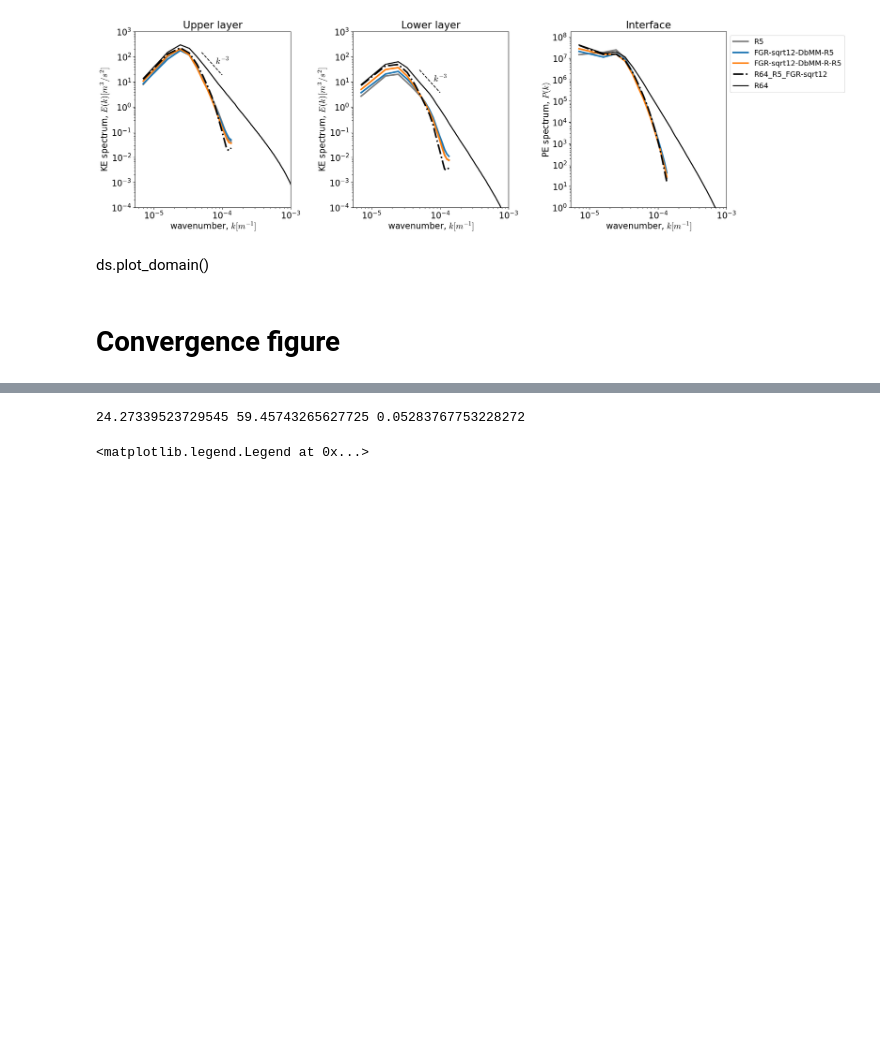
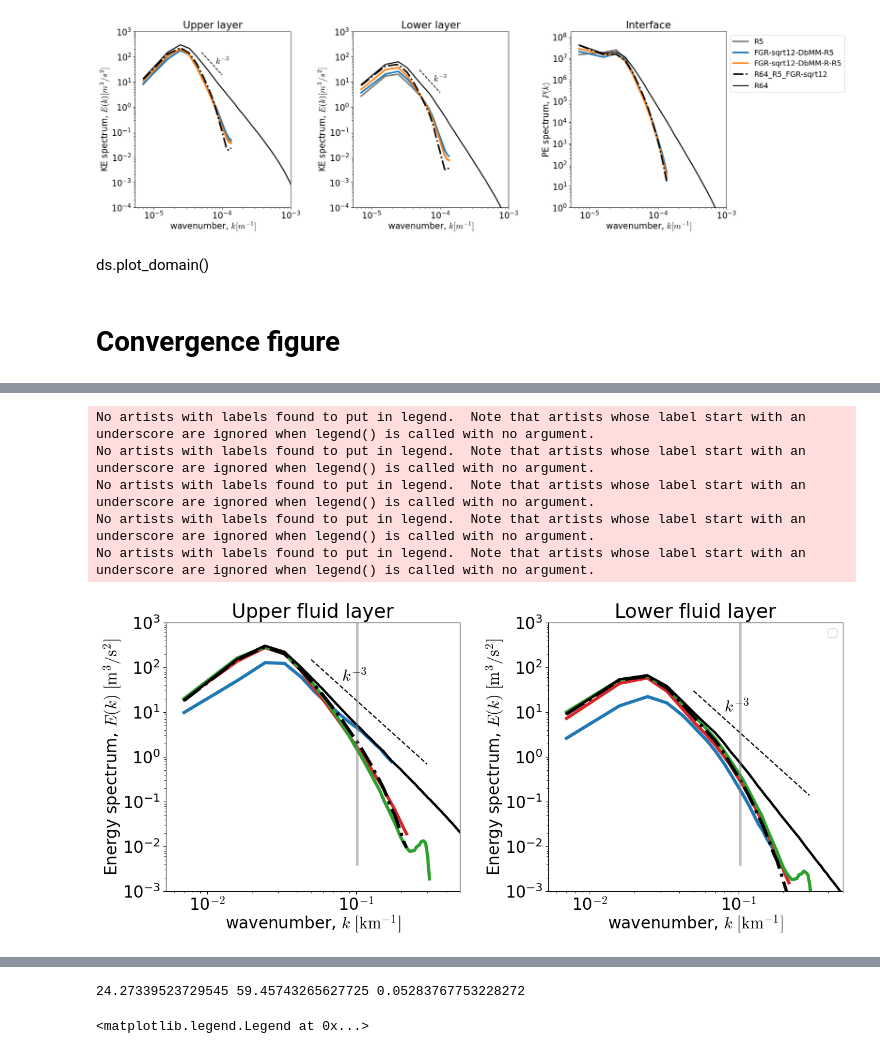
Before and after one commit to Pperezhogin/CTR-notebooks, a Jupyter notebook: final-presentation.ipynb, the cells around one changed output, grey strips where cells are left out. Cells and saved outputs as stored; diff of their text form; code cells hidden in the pictures; blank space fills up the shorter version.

```diff
--- a/final-presentation.ipynb
+++ b/final-presentation.ipynb
@@ -251,0 +259,25 @@ No artists with labels found to put in legend.  Note that artists whose label st
+# %%
+yellow = [0.9290, 0.6940, 0.1250]
+violet = [0.4940, 0.1840, 0.5560]
+lightblue = [0.3010, 0.7450, 0.9330]
+default_rcParams({'font.size':20, 'figure.subplot.wspace': 0.3, 'figure.subplot.hspace': 0.15})
+ds.plot_KE_spectrum([
+                     'boundary10-R8-FGR-2',
+                     'boundary10-R8',
+                     'boundary10-R8-FGR-sqrt12',
+                     'R64_R8_FGR-sqrt6', 'R64'],
+                     labels = ['']*5,
+                    color={'R64_R8_FGR-sqrt6': 'k', 'R64': 'k',
+                           'boundary10-R8-FGR-2': 'tab:blue',
+                           'boundary10-R8': 'tab:red',
+                           'boundary10-R8-FGR-sqrt12': 'tab:green'
+                          }, ls={'R64_R8_FGR-sqrt6': '-.'}, key='KE_spectrum',
+                    filter_scale=np.pi / (12.5 * np.sqrt(6)) * 1e-3);
+plt.savefig('figures_m2lines/figure-convergence-R8.pdf')
+# %% [output]
+No artists with labels found to put in legend.  Note that artists whose label start with an underscore are ignored when legend() is called with no argument.
+No artists with labels found to put in legend.  Note that artists whose label start with an underscore are ignored when legend() is called with no argument.
+No artists with labels found to put in legend.  Note that artists whose label start with an underscore are ignored when legend() is called with no argument.
+No artists with labels found to put in legend.  Note that artists whose label start with an underscore are ignored when legend() is called with no argument.
+No artists with labels found to put in legend.  Note that artists whose label start with an underscore are ignored when legend() is called with no argument.
+[figure, added]
```
Also changed, not shown: parts of 13 cells of this notebook, 5 other files.
